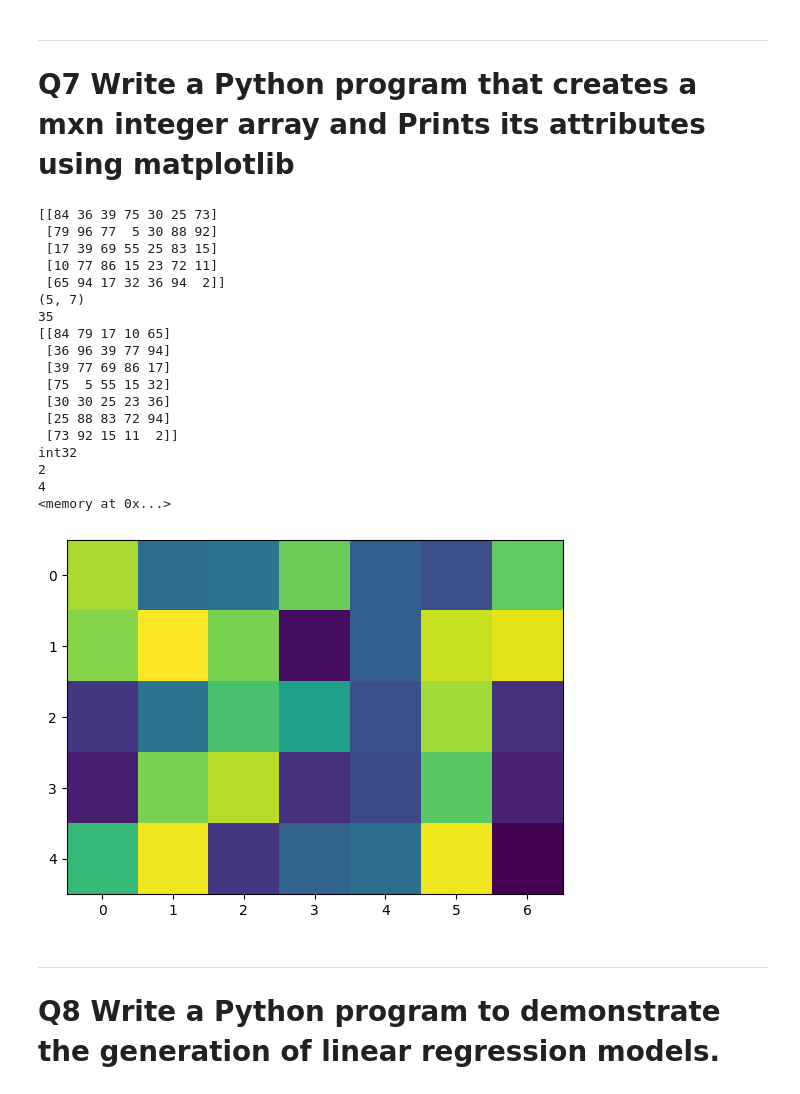
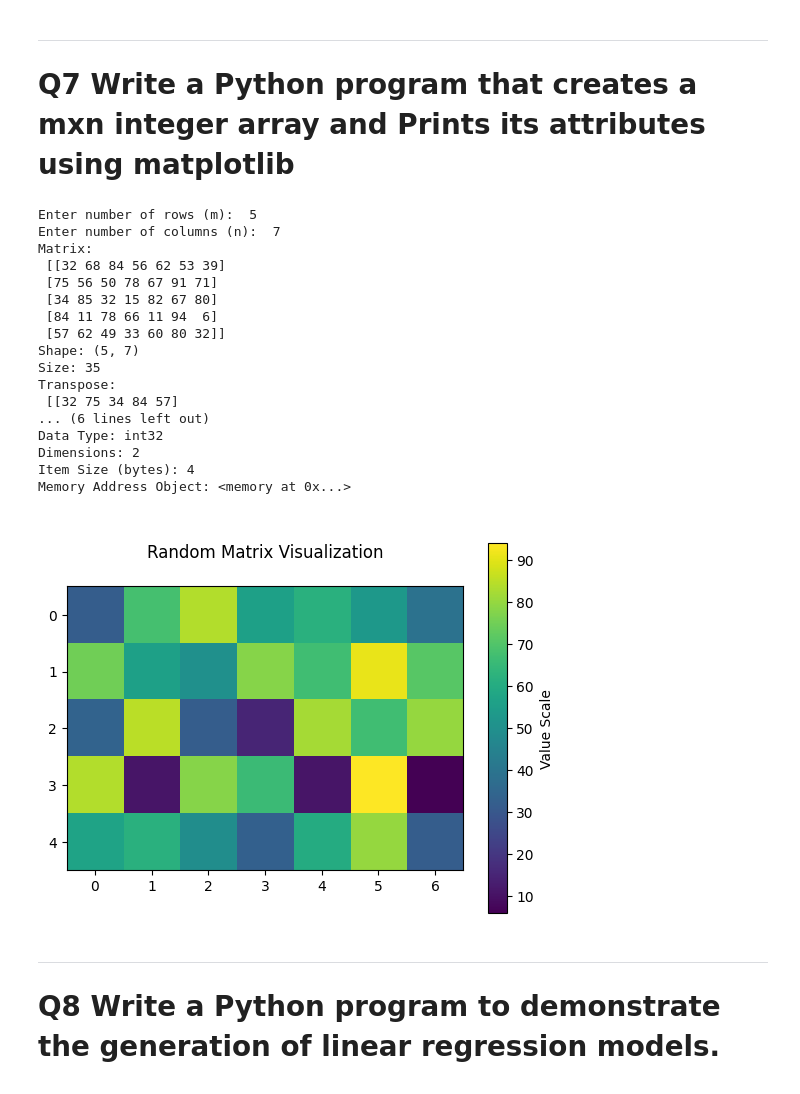
Before and after one commit to Rahmaaaan/DAP, a Jupyter notebook: DAP.ipynb, the cells around one changed output. Drawn from its saved outputs; the diff is of its cells as text; code cells hidden in the pictures.

```diff
--- a/DAP.ipynb
+++ b/DAP.ipynb
@@ -333,41 +328,45 @@ plt.show()
 # %%
 import numpy as np
 import matplotlib.pyplot as plt
 
-m = 5
-n = 7
+m = int(input("Enter number of rows (m): "))
+n = int(input("Enter number of columns (n): "))
 
-arr = np.random.randint(100,size=(m,n))
-print(arr)
-print(arr.shape)
-print(arr.size)
-print(arr.T)
-print(arr.dtype)
-print(arr.ndim)
-print(arr.itemsize)
-print(arr.data)
-plt.imshow(arr)
+
+arr = np.random.randint(100, size = (m, n))
+
+print("Matrix:\n", arr)
+print("Shape:", arr.shape)
+print("Size:", arr.size)
+print("Transpose:\n", arr.T)
+print("Data Type:", arr.dtype)
+print("Dimensions:", arr.ndim)
+print("Item Size (bytes):", arr.itemsize)
+print("Memory Address Object:", arr.data)
+
+plt.imshow(arr, cmap = "viridis") # You can try cmap='hot', 'cool', 'plasma', etc
+plt.colorbar(label = "Value Scale")
+plt.title("\nRandom Matrix Visualization\n")
 plt.show()
 # %% [output]
-[[84 36 39 75 30 25 73]
- [79 96 77  5 30 88 92]
- [17 39 69 55 25 83 15]
- [10 77 86 15 23 72 11]
- [65 94 17 32 36 94  2]]
-(5, 7)
-35
-[[84 79 17 10 65]
- [36 96 39 77 94]
- [39 77 69 86 17]
- [75  5 55 15 32]
- [30 30 25 23 36]
- [25 88 83 72 94]
- [73 92 15 11  2]]
-int32
-2
-4
-<memory at 0x...>
+Enter number of rows (m):  5
+Enter number of columns (n):  7
+Matrix:
+ [[32 68 84 56 62 53 39]
+ [75 56 50 78 67 91 71]
+ [34 85 32 15 82 67 80]
+ [84 11 78 66 11 94  6]
+ [57 62 49 33 60 80 32]]
+Shape: (5, 7)
+Size: 35
+Transpose:
+ [[32 75 34 84 57]
+... (6 lines left out)
+Data Type: int32
+Dimensions: 2
+Item Size (bytes): 4
+Memory Address Object: <memory at 0x...>
-[figure, old version]
+[figure, new version]
 # %% [markdown]
 ---------------------------------
 # Q8 Write a Python program to demonstrate the generation of linear regression models.
```
Also changed, not shown: parts of 20 cells of this notebook.
